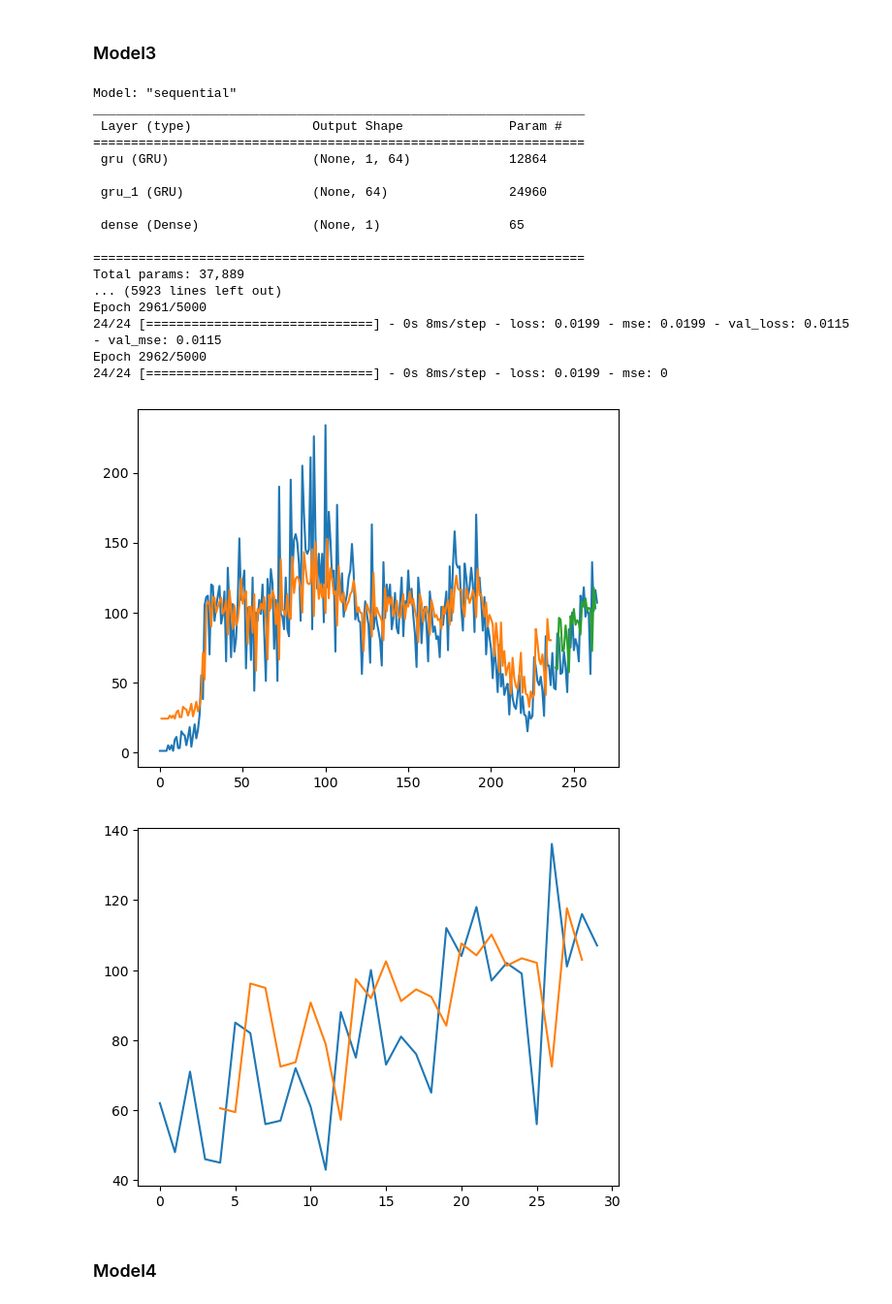
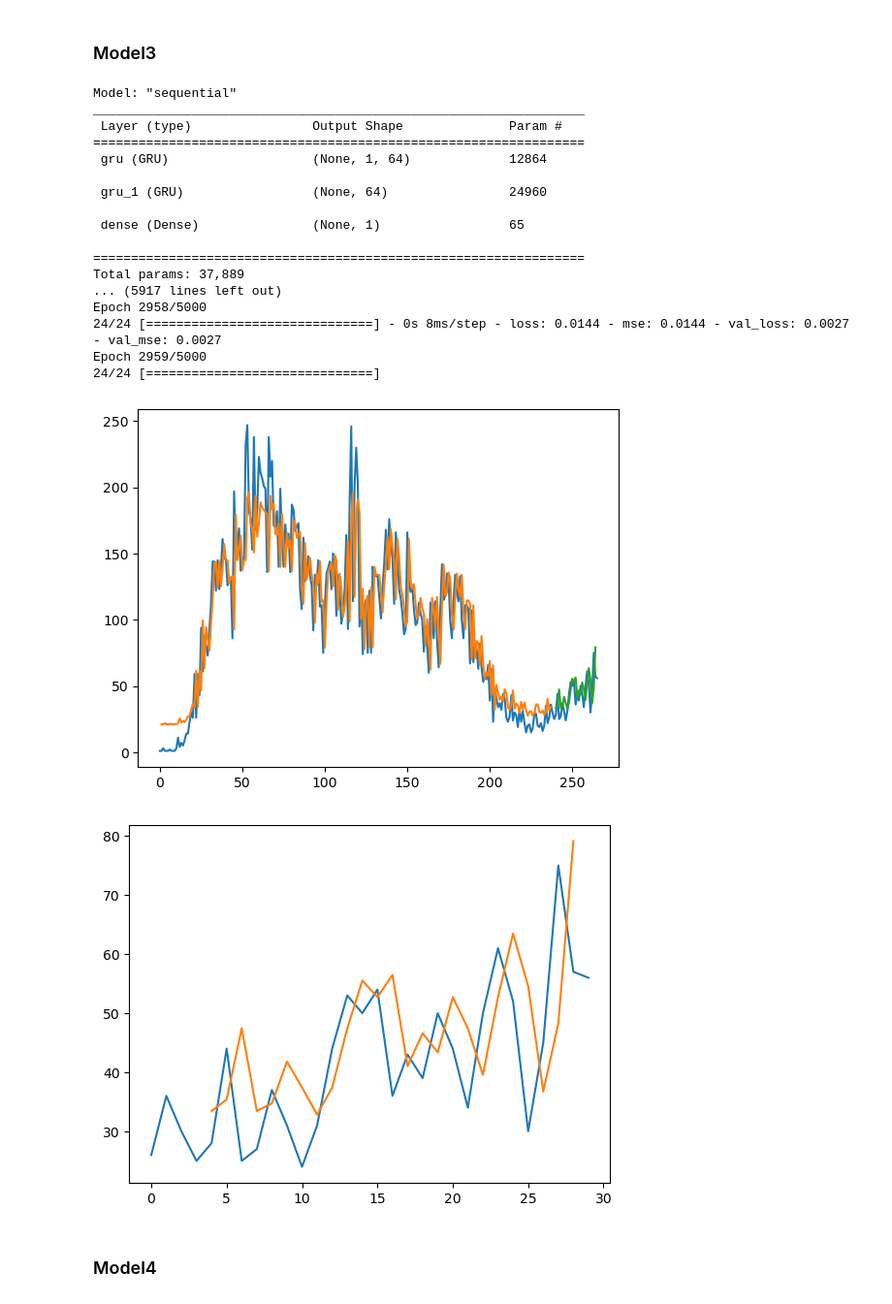
Before and after one commit to chiahsin0303/Project_TCU, a Jupyter notebook: 程式碼 ( .ipynb )/GRU架構Model1~Model4.ipynb, the cells around one changed output. Shown at 97% size. Drawn from its saved outputs; the diff is of its cells as text; code cells hidden in the pictures.

```diff
--- a/程式碼 ( .ipynb )/GRU架構Model1~Model4.ipynb
+++ b/程式碼 ( .ipynb )/GRU架構Model1~Model4.ipynb
@@ -23,17 +23,17 @@ import tensorflow as tf
 from tensorflow.keras import layers
 from tensorflow import keras
 from keras import optimizers
-dataset = pandas.read_csv(r'各縣市每日確診資料\金門縣每日確診數.csv', usecols=[2], engine='python', skipfooter=3,encoding='utf-8')
+dataset = pandas.read_csv(r'各縣市每日確診資料\澎湖縣每日確診數.csv', usecols=[2], engine='python', skipfooter=3,encoding='utf-8')
 plt.plot(dataset)
-plt.savefig('Kinmen.png')
+plt.savefig('Penghu.png')
 plt.show()
 
 # 畫出 ACF 12 期的效應
 sm.graphics.tsa.plot_acf(dataset, lags=24)
-plt.savefig('Kinmen_acf_24.png')
+plt.savefig('Penghu_acf_24.png')
 plt.show()
 # 畫出 PACF 12 期的效應
 sm.graphics.tsa.plot_pacf(dataset, lags=24)
-plt.savefig('Kinmen_pacf_24.png')
+plt.savefig('Penghu_pacf_24.png')
 plt.show()
 # %% [output]
@@ -51,7 +51,7 @@ def create_dataset(dataset, look_back=1):
 	return numpy.array(dataX), numpy.array(dataY)
 
 # 載入訓練資料
-dataframe = read_csv(r'各縣市每日確診資料\金門縣每日確診數.csv', usecols=[2], engine='python', skipfooter=0,encoding='utf-8')
+dataframe = read_csv(r'各縣市每日確診資料\澎湖縣每日確診數.csv', usecols=[2], engine='python', skipfooter=0,encoding='utf-8')
 dataframe=dataframe.drop(dataframe[dataframe['確定病例數']==0].index,axis=0)
 print(dataframe)
 #plt.plot(dataframe)
@@ -339,7 +117,7 @@ model.compile(loss='mean_squared_error', optimizer=sgd ,metrics=['mse'])
 
 
 model_checkpoint_callback = tf.keras.callbacks.ModelCheckpoint(
-    filepath="kinmen_gru_5000_3.keras",
+    filepath="penghu_gru_5000_3.keras",
     save_weights_only=True,
     monitor='val_mse',
     mode='min',
@@ -347,7 +125,7 @@ model_checkpoint_callback = tf.keras.callbacks.ModelCheckpoint(
 
 model.summary()
 history = model.fit(trainX, trainY,validation_data=(testX, testY), epochs=5000, batch_size=10, verbose=1,callbacks=[model_checkpoint_callback])
-model.save('kinmen_gru_5000_3.h5')
+model.save('penghu_gru_5000_3.h5')
 # 預測
 trainPredict = model.predict(trainX)
 testPredict = model.predict(testX)
@@ -382,42 +160,42 @@ testPredictPlot[len(trainPredict)+(look_back*2)+1:len(dataset)-1, :] = testPredi
 
 # 畫原始資料趨勢圖8
 # plot baseline and predictions
 plt.plot(scaler.inverse_transform(dataset))
 plt.plot(trainPredictPlot)
 plt.plot(testPredictPlot)
-plt.savefig('kinmen_gru_5000_plot_3.png')
+plt.savefig('penghu_gru_5000_plot_3.png')
 plt.show()
 
 # shift test predictions for plotting
 testPredictPlot = np.empty_like(dataset)
 testPredictPlot[:, :] = np.nan
 testPredictPlot[len(trainPredict)+(look_back*2)+1:len(dataset)-1, :] = testPredict
 # plot baseline and predictions
 days=len(testPredictPlot)
 plt.plot(scaler.inverse_transform(dataset[days-30:,:]))
 plt.plot(testPredictPlot[days-30:,:])
-plt.savefig("kinmen_gru_5000_predict&real_3.png")
+plt.savefig("penghu_gru_5000_predict&real_3.png")
 plt.show()
 # %% [output]
 Model: "sequential"
 _________________________________________________________________
  Layer (type)                Output Shape              Param #
 =================================================================
  gru (GRU)                   (None, 1, 64)             12864
 
  gru_1 (GRU)                 (None, 64)                24960
 
  dense (Dense)               (None, 1)                 65
 
 =================================================================
 Total params: 37,889
-... (5923 lines left out)
-Epoch 2961/5000
-24/24 [==============================] - 0s 8ms/step - loss: 0.0199 - mse: 0.0199 - val_loss: 0.0115 - val_mse: 0.0115
-Epoch 2962/5000
-24/24 [==============================] - 0s 8ms/step - loss: 0.0199 - mse: 0
+... (5917 lines left out)
+Epoch 2958/5000
+24/24 [==============================] - 0s 8ms/step - loss: 0.0144 - mse: 0.0144 - val_loss: 0.0027 - val_mse: 0.0027
+Epoch 2959/5000
+24/24 [==============================]
-[figure, old version]
+[figure, new version]
-[figure, old version]
+[figure, new version]
 # %% [markdown]
 ### Model4
 # %%
```
Also changed, not shown: parts of 5 cells of this notebook.
